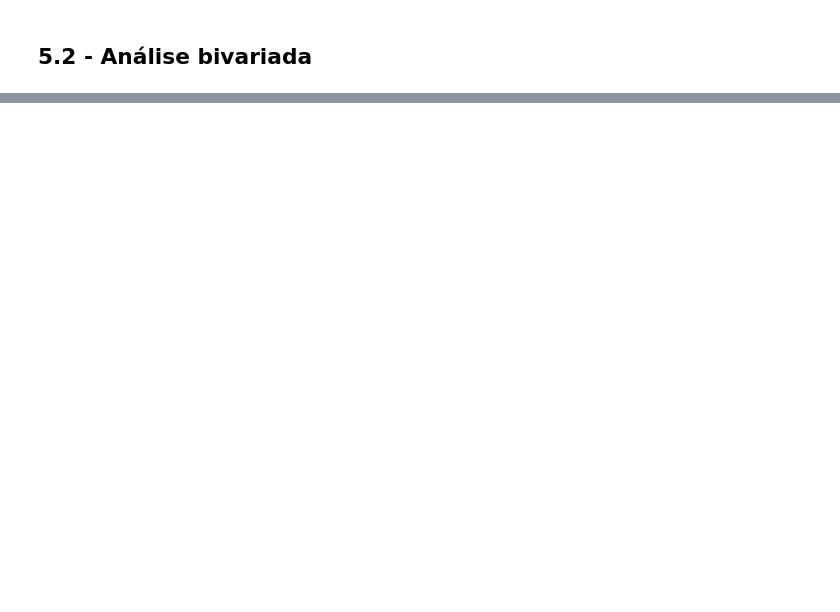
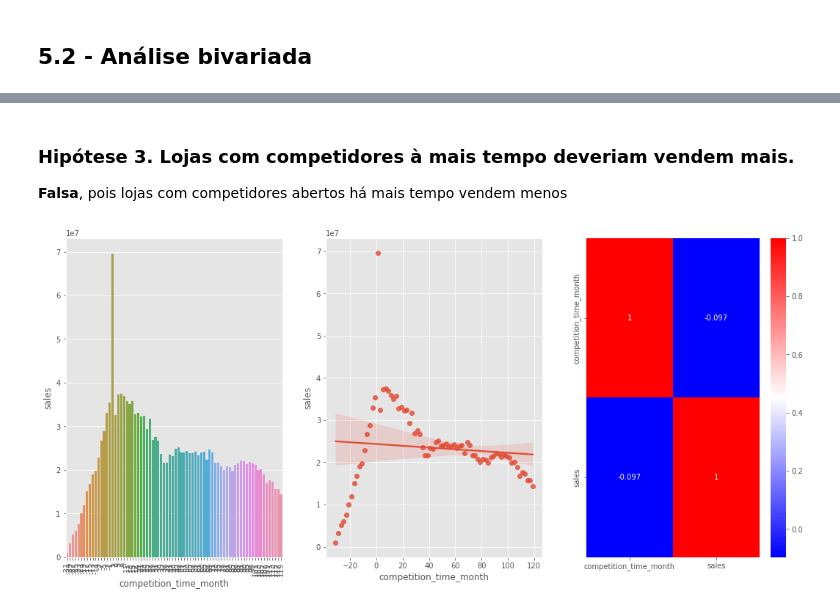
Before and after one commit to jhonatanmarques92/rossmann_sales_prediction, a Jupyter notebook: modulo_4_store_sales_prediction.ipynb, the cells around one changed output, grey strips where cells are left out. Drawn from its saved outputs; the diff is of its cells as text; code cells hidden in the pictures; blank space fills up the shorter version.

```diff
--- a/modulo_4_store_sales_prediction.ipynb
+++ b/modulo_4_store_sales_prediction.ipynb
@@ -451,0 +494,19 @@ plt.legend();
+# %% [markdown]
+### Hipótese 3. Lojas com competidores à mais tempo deveriam vendem mais.
+**Falsa**, pois lojas com competidores abertos há mais tempo vendem menos
+# %%
+dfg_competition_month = df4.groupby('competition_time_month', as_index=False)['sales'].sum()
+aux = dfg_competition_month[(dfg_competition_month['competition_time_month'] < 120) &
+                                                                    dfg_competition_month['competition_time_month'] != 0]
+
+plt.subplot(1,3,1)
+sns.barplot(x='competition_time_month', y='sales', data=aux)
+plt.xticks(rotation=90)
+
+plt.subplot(1,3,2)
+sns.regplot(x='competition_time_month', y='sales', data=aux)
+
+plt.subplot(1,3,3)
+sns.heatmap(aux.corr(), annot=True, cmap='bwr');
+# %% [output]
+[figure, added]
```
Also changed, not shown: parts of 20 cells of this notebook.
